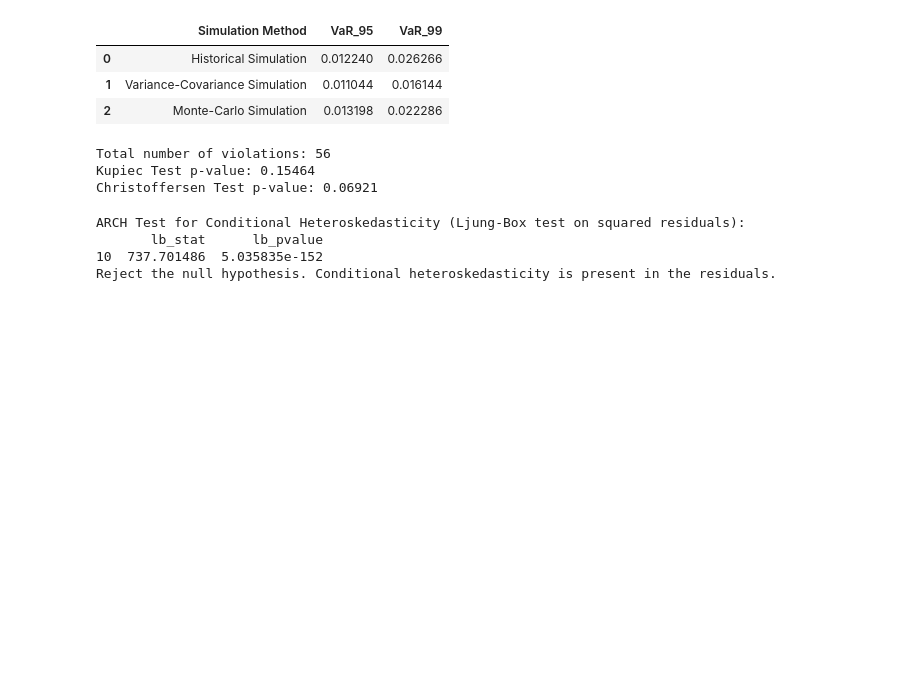
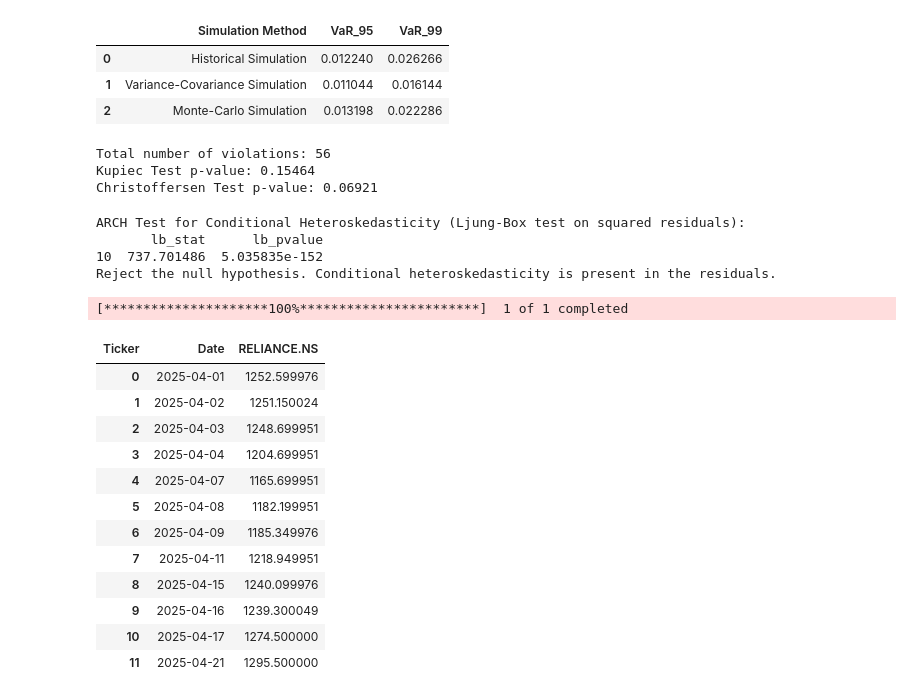
Before and after one commit to khushbhuta/FRAM_Assignment, a Jupyter notebook: FRAM_Assignment.ipynb, the cells around one changed output. Drawn from its saved outputs; the diff is of its cells as text; code cells hidden in the pictures; blank space fills up the shorter version.

```diff
--- a/FRAM_Assignment.ipynb
+++ b/FRAM_Assignment.ipynb
@@ -695,3 +695,33 @@ ARCH Test for Conditional Heteroskedasticity (Ljung-Box test on squared residual
        lb_stat      lb_pvalue
 10  737.701486  5.035835e-152
 Reject the null hypothesis. Conditional heteroskedasticity is present in the residuals.
+# %%
+import yfinance as yf
+import numpy as np
+import pandas as pd
+# Task 6 - Option Pricing & Greek Sensitivities
+ticker = 'RELIANCE.NS'
+# simulate GBM paths for Last Thursday 24/04/25 from 1/01/2024 to 24/04/2025
+start_date = '2025-04-01'
+end_date = '2025-04-22'
+# use these paths to compute European call/put option prices and Greeks
+data = yf.download(ticker, start=start_date, end=end_date, auto_adjust=False)["Adj Close"]
+data = data.ffill().dropna()
+data = data.reset_index()
+data['Date'] = pd.to_datetime(data['Date'])
+data
+# %% [output]
+[*********************100%***********************]  1 of 1 completed
+| Ticker | Date | RELIANCE.NS |
+| 0 | 2025-04-01 | 1252.599976 |
+| 1 | 2025-04-02 | 1251.150024 |
+| 2 | 2025-04-03 | 1248.699951 |
+| 3 | 2025-04-04 | 1204.699951 |
+| 4 | 2025-04-07 | 1165.699951 |
+| 5 | 2025-04-08 | 1182.199951 |
+| 6 | 2025-04-09 | 1185.349976 |
+| 7 | 2025-04-11 | 1218.949951 |
+| 8 | 2025-04-15 | 1240.099976 |
+| 9 | 2025-04-16 | 1239.300049 |
+| 10 | 2025-04-17 | 1274.500000 |
+| 11 | 2025-04-21 | 1295.500000 |
```
Also changed, not shown: parts of 8 cells of this notebook.
